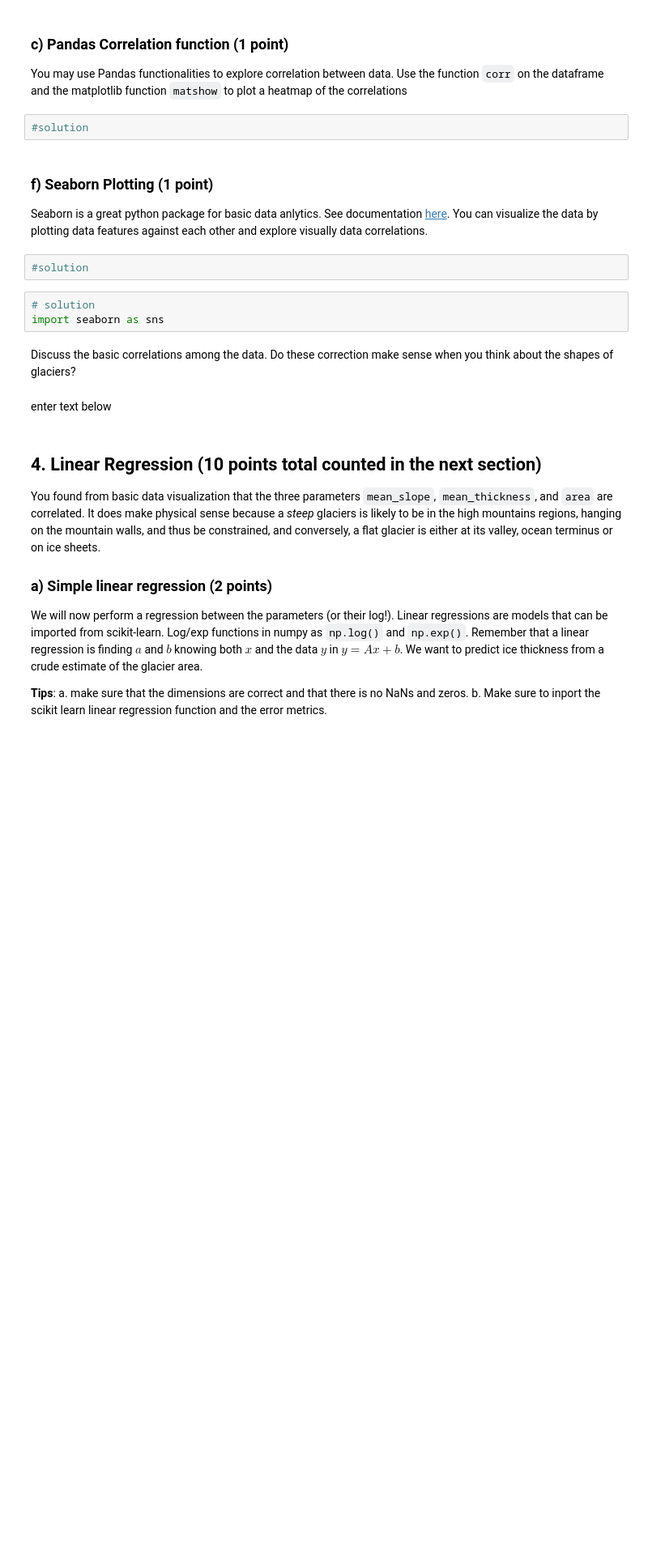
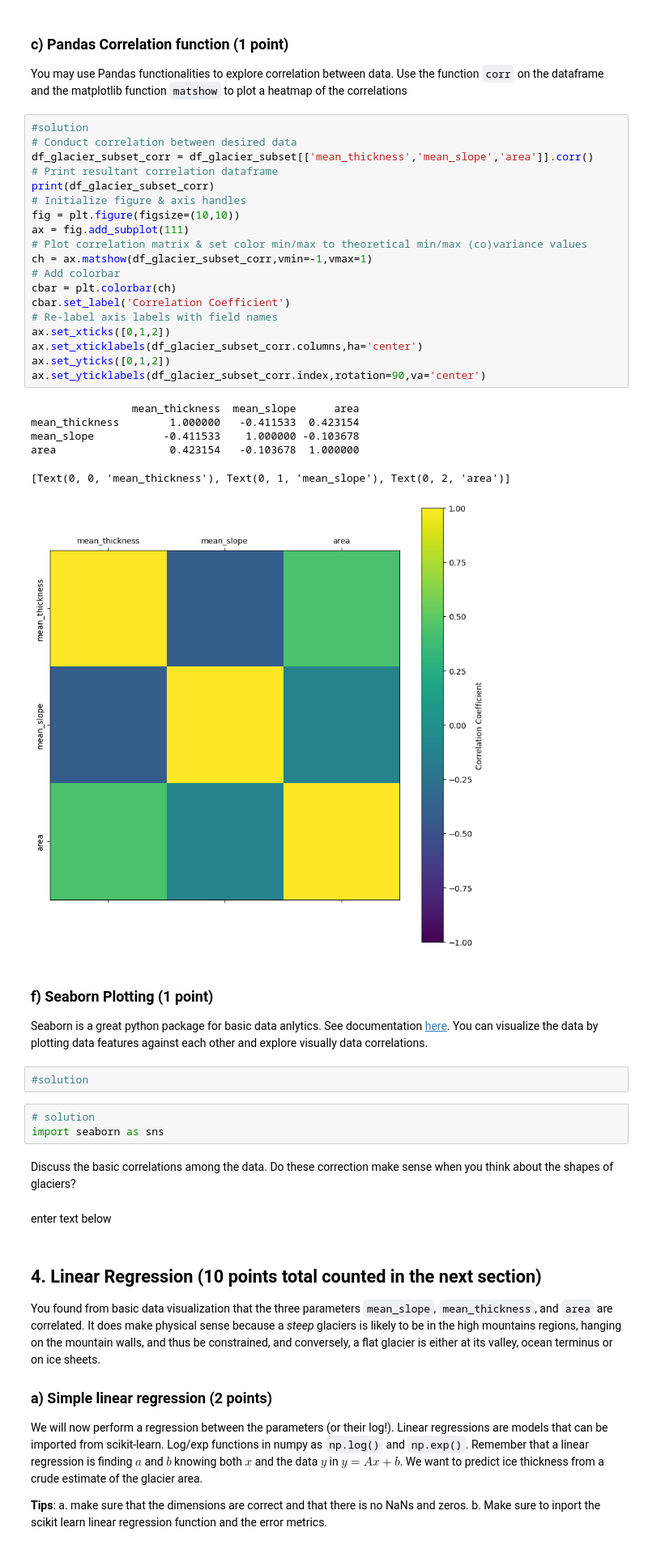
Before and after one commit to UW-ESS-DS/MLGeo-2023-Stevens-NT, a Jupyter notebook: homework/homework_3.ipynb, the cells around one changed output. Shown at 81% size. Saved outputs shown, nothing was run; the diff lists cells and outputs as text; blank space fills up the shorter version.

```diff
--- a/homework/homework_3.ipynb
+++ b/homework/homework_3.ipynb
@@ -226,8 +271,32 @@ Use the plotly ``scatter_3d`` plot. Make sure to change the pandas series for lo
 ### c) Pandas Correlation function (1 point)
 
 You may use Pandas functionalities to explore correlation between data. Use the function ``corr`` on the dataframe and the matplotlib function ``matshow`` to plot a heatmap of the correlations
-# %%
-#solution
+# %%
+#solution
+# Conduct correlation between desired data
+df_glacier_subset_corr = df_glacier_subset[['mean_thickness','mean_slope','area']].corr()
+# Print resultant correlation dataframe
+print(df_glacier_subset_corr)
+# Initialize figure & axis handles
+fig = plt.figure(figsize=(10,10))
+ax = fig.add_subplot(111)
+# Plot correlation matrix & set color min/max to theoretical min/max (co)variance values
+ch = ax.matshow(df_glacier_subset_corr,vmin=-1,vmax=1)
+# Add colorbar
+cbar = plt.colorbar(ch)
+cbar.set_label('Correlation Coefficient')
+# Re-label axis labels with field names
+ax.set_xticks([0,1,2])
+ax.set_xticklabels(df_glacier_subset_corr.columns,ha='center')
+ax.set_yticks([0,1,2])
+ax.set_yticklabels(df_glacier_subset_corr.index,rotation=90,va='center')
+# %% [output]
+                mean_thickness  mean_slope      area
+mean_thickness        1.000000   -0.411533  0.423154
+mean_slope           -0.411533    1.000000 -0.103678
+area                  0.423154   -0.103678  1.000000
+[Text(0, 0, 'mean_thickness'), Text(0, 1, 'mean_slope'), Text(0, 2, 'area')]
+[figure, added]
 # %% [markdown]
 ### f) Seaborn Plotting (1 point)
 
```
Also changed, not shown: parts of 9 cells of this notebook.
